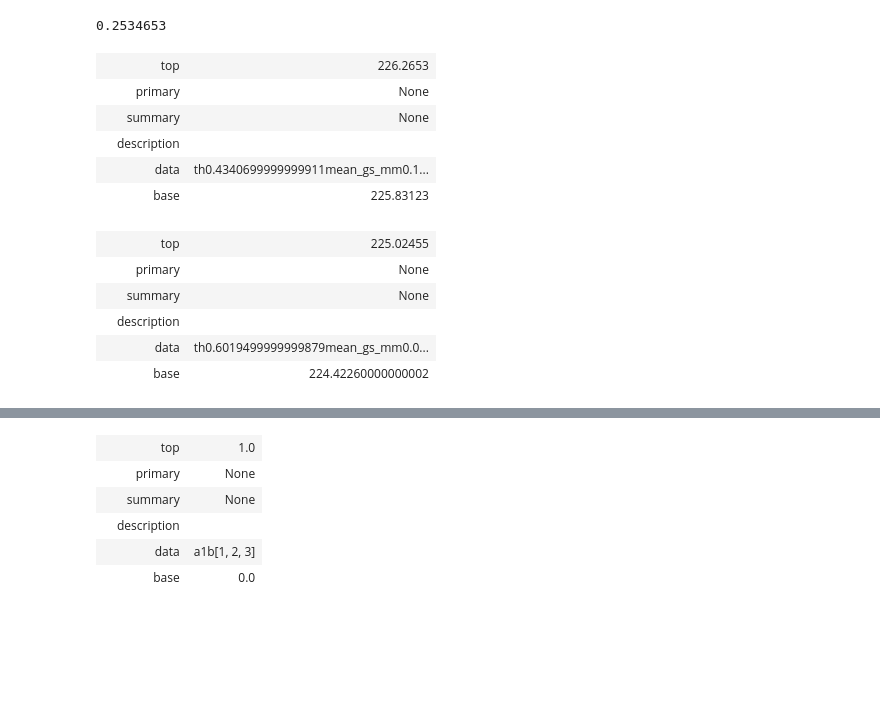
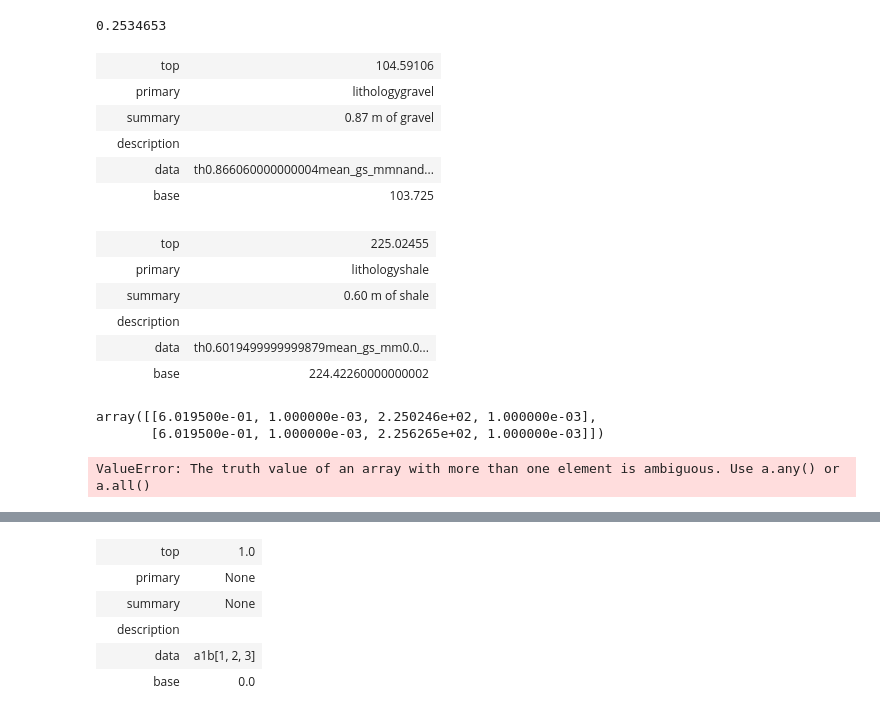
Before and after one commit to rgmyr/litholog, a Jupyter notebook: notebooks/test_sequence_construction.ipynb, the cells around one changed output, grey strips where cells are left out. Saved outputs shown, nothing was run; the diff lists cells and outputs as text; code cells hidden in the pictures; blank space fills up the shorter version.

```diff
--- a/notebooks/scratch.ipynb
+++ b/notebooks/test_sequence_construction.ipynb
@@ -45,6 +50,7 @@ for i, (name, grp) in enumerate(beds.groupby('name')):
         break
 
     bedseq = graphiclog.BedSequence.from_dataframe(grp, topcol='tops', thickcol='th',
+                                         component_map=graphiclog.defaults.DEFAULT_COMPONENT_MAP,
                                          datacols=['th', 'mean_gs_mm', 'depth_m', 'grain_size_mm'],
                                          metacols=['name', 'collection', 'eod', 'eodnum'])
 
@@ -105,20 +111,29 @@ bedseq.max_field('grain_size_mm')
 # %% [output]
 0.2534653
 # %%
-bedseq[1]
+bedseq[-3]
 # %% [output]
-|  | top | 226.2653 |
-|  | primary | None |
-|  | summary | None |
+|  | top | 104.59106 |
+|  | primary | lithologygravel |
+|  | summary | 0.87 m of gravel |
 |  | description |  |
-|  | data | th0.4340699999999911mean_gs_mm0.1... |
-|  | base | 225.83123 |
+|  | data | th0.866060000000004mean_gs_mmnand... |
+|  | base | 103.725 |
 # %%
 bedseq[4]
 # %% [output]
 |  | top | 225.02455 |
-|  | primary | None |
-|  | summary | None |
+|  | primary | lithologyshale |
+|  | summary | 0.60 m of shale |
 |  | description |  |
 |  | data | th0.6019499999999879mean_gs_mm0.0... |
 |  | base | 224.42260000000002 |
+# %%
+bedseq[4].values
+# %% [output]
+array([[6.019500e-01, 1.000000e-03, 2.250246e+02, 1.000000e-03],
+       [6.019500e-01, 1.000000e-03, 2.256265e+02, 1.000000e-03]])
+# %%
+bedseq[4].as_patch(graphiclog.defaults.litholegend, width_field='grain_size_mm', depth_field='depth_m')
+# %% [output]
+ValueError: The truth value of an array with more than one element is ambiguous. Use a.any() or a.all()
```
Also changed, not shown: parts of 14 cells of this notebook, 7 other files.
